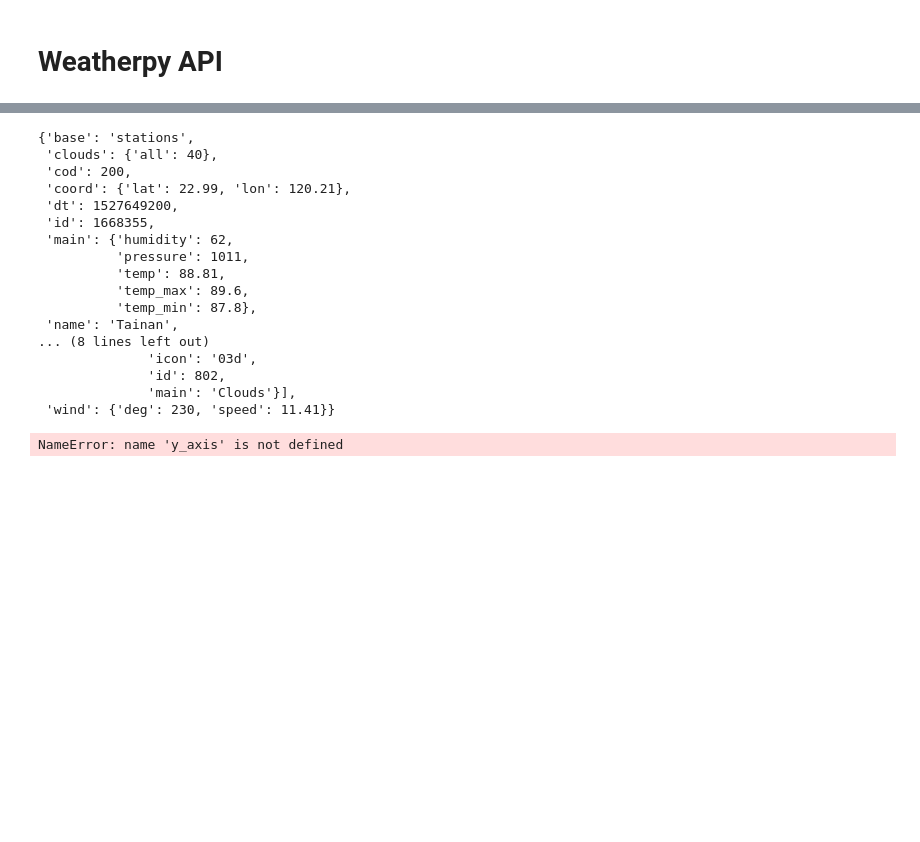
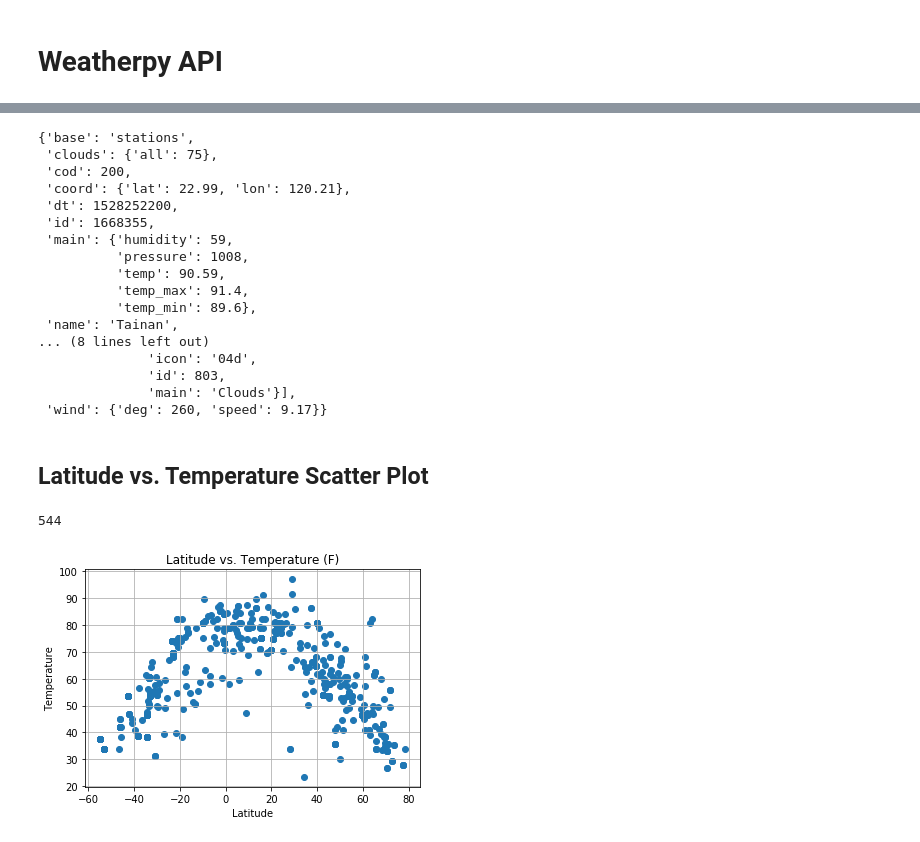
Before and after one commit to alee1412/homework, a Jupyter notebook: 06-Python-APIs/Weatherpy API.ipynb, the cells around one changed output, grey strips where cells are left out. Cells and saved outputs as stored; diff of their text form; code cells hidden in the pictures; blank space fills up the shorter version.

```diff
--- a/06-Python-APIs/Weatherpy API.ipynb
+++ b/06-Python-APIs/Weatherpy API.ipynb
@@ -20,43 +17,78 @@ from pprint import pprint
 city = citipy.nearest_city(22.99, 120.21)
 city
 city.city_name
-city.country_code
 
 units='imperial'
 
 url = "http://api.openweathermap.org/data/2.5/weather?"
-query_url = f'{url}appid={api_key}&q={city.city_name}&units={units}'
+query_url = f'{url}appid={api_key}&units={units}&q='
 query_url
 
-weather_response = requests.get(query_url)
+weather_response = requests.get(f"{query_url}+{city.city_name}")
 weather_json = weather_response.json()
 pprint(weather_json)
 # %% [output]
 {'base': 'stations',
- 'clouds': {'all': 40},
+ 'clouds': {'all': 75},
  'cod': 200,
  'coord': {'lat': 22.99, 'lon': 120.21},
- 'dt': 1527649200,
+ 'dt': 1528252200,
  'id': 1668355,
- 'main': {'humidity': 62,
-          'pressure': 1011,
-          'temp': 88.81,
-          'temp_max': 89.6,
-          'temp_min': 87.8},
+ 'main': {'humidity': 59,
+          'pressure': 1008,
+          'temp': 90.59,
+          'temp_max': 91.4,
+          'temp_min': 89.6},
  'name': 'Tainan',
 ... (8 lines left out)
-              'icon': '03d',
-              'id': 802,
+              'icon': '04d',
+              'id': 803,
               'main': 'Clouds'}],
- 'wind': {'deg': 230, 'speed': 11.41}}
+ 'wind': {'deg': 260, 'speed': 9.17}}
 # %%
-city_amount = 10
+city_amount = 600
 
 x_axis = np.arange(0, city_amount, 1)
 
 cities = []
 
 random_lat = [random.randrange(-90, 90) for value in x_axis]
-random_long = [random.randrange(-180, 180) for value in y_axis]
+random_long = [random.randrange(-180, 180) for value in x_axis]
+
+for x, y in zip(random_lat, random_long):
+    response = requests.get(query_url + str(citipy.nearest_city(x, y))).json()
+    cities.append(citipy.nearest_city(x, y).city_name.replace(" ", "+"))
-# %% [output]
-NameError: name 'y_axis' is not defined
+# %%
+#Temperature (F) vs. Latitude
+#Humidity (%) vs. Latitude
+#Cloudiness (%) vs. Latitude
+#Wind Speed (mph) vs. Latitude
+
+Latitude = []
+Temperature =[]
+Humidity = []
+Cloudiness = []
+Wind_Speed = []
+
+for city in cities:
+    try:
+        response = requests.get(query_url+city).json()
+        Latitude.append(response['coord']['lat'])
+        Temperature.append(response['main']['temp'])
+        Humidity.append(response['main']['humidity'])
+        Cloudiness.append(response['clouds']['all'])
+        Wind_Speed.append(response['wind']['speed'])
+    except KeyError:
+        pass
+# %% [markdown]
+## Latitude vs. Temperature Scatter Plot
+# %%
+plt.scatter(Latitude, Temperature, marker = "o")
+plt.title("Latitude vs. Temperature (F)")
+plt.ylabel("Temperature")
+plt.xlabel("Latitude")
+plt.grid(True)
+print(len(Latitude))
+# %% [output]
+544
+[figure, added]
```
Also changed, not shown: parts of 8 cells of this notebook.
